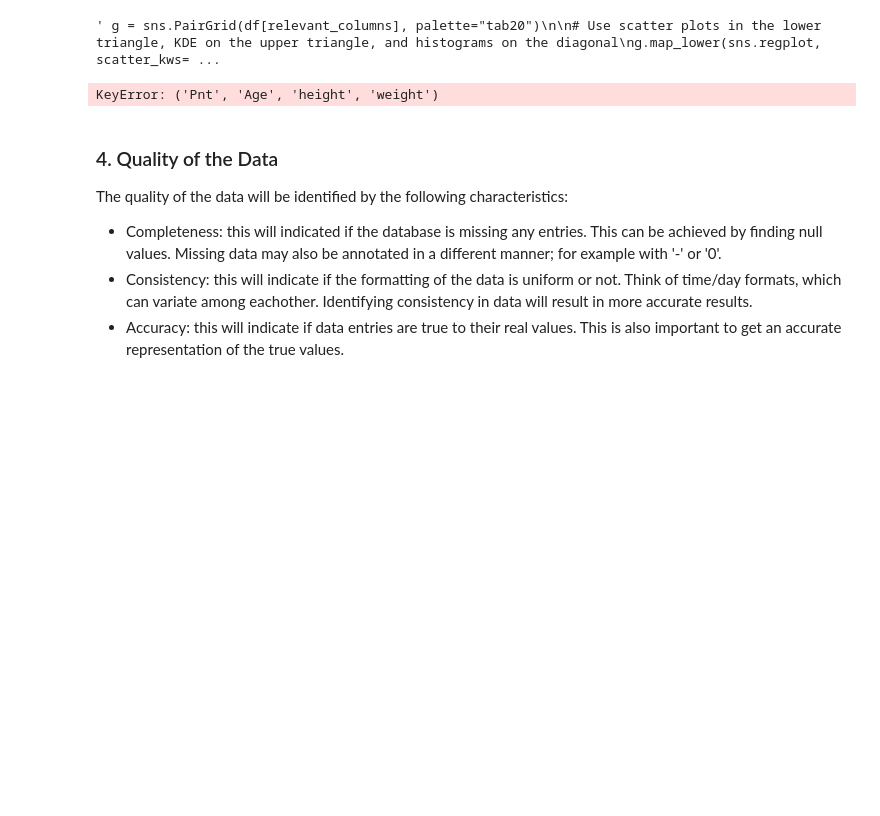
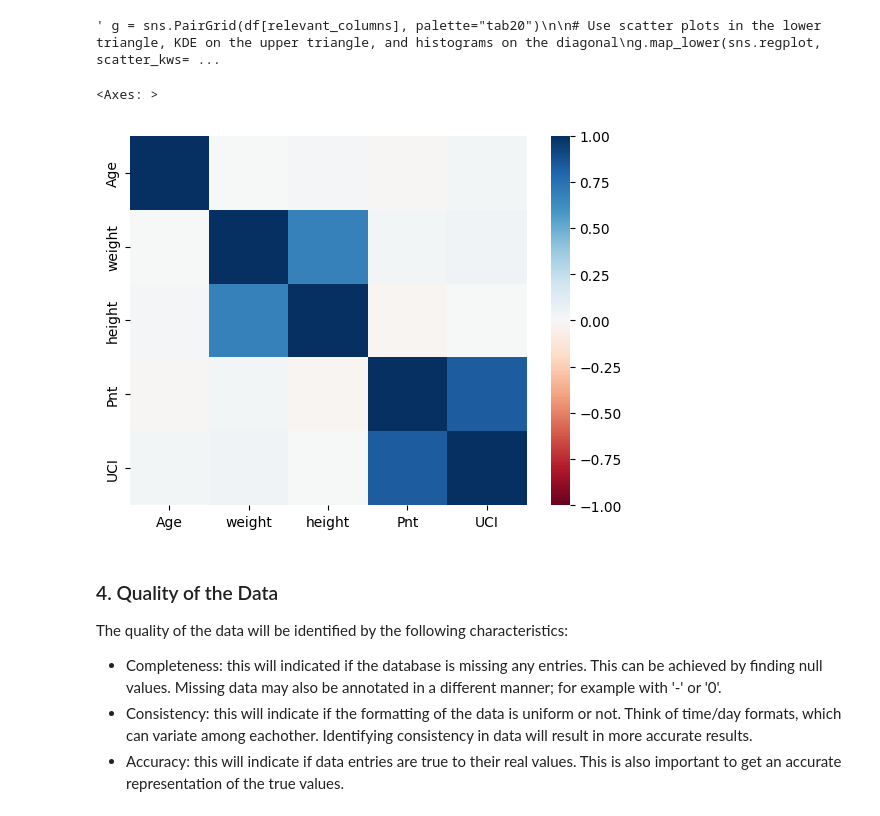
Before and after one commit to thmaz/DatSci_PI7-1, a Jupyter notebook: main.ipynb, the cells around one changed output. Saved outputs shown, nothing was run; the diff lists cells and outputs as text; code cells hidden in the pictures; blank space fills up the shorter version.

```diff
--- a/main.ipynb
+++ b/main.ipynb
@@ -217,11 +218,16 @@ plt.show() """
 # %% [output]
 ' g = sns.PairGrid(df[relevant_columns], palette="tab20")\n\n# Use scatter plots in the lower triangle, KDE on the upper triangle, and histograms on the diagonal\ng.map_lower(sns.regplot, scatter_kws= ...
 # %%
-df_clean2 = df['Pnt', 'Age', 'height', 'weight'].dropna()
-corr = df_clean2.corr()
+# Unless data gets cleaned/formatted (which we will be doing later), only numerical data can be used
+
+relevant_columns = ['Age', 'weight', 'height', 'Pnt', 'UCI']
+df_clean = df[relevant_columns].dropna()
+
+corr = df_clean.corr()
 sns.heatmap(corr, xticklabels=corr.columns, yticklabels=corr.columns, vmin=-1, vmax=1, cmap="RdBu")
 # %% [output]
-KeyError: ('Pnt', 'Age', 'height', 'weight')
+<Axes: >
+[figure, added]
 # %% [markdown]
 ### 4. Quality of the Data
 
```
Also changed, not shown: parts of 5 cells of this notebook.
